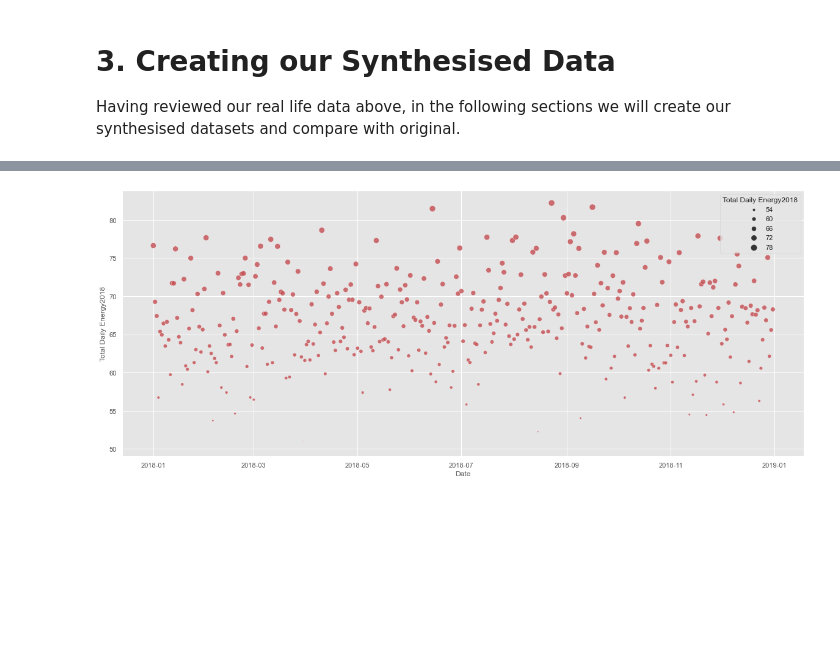
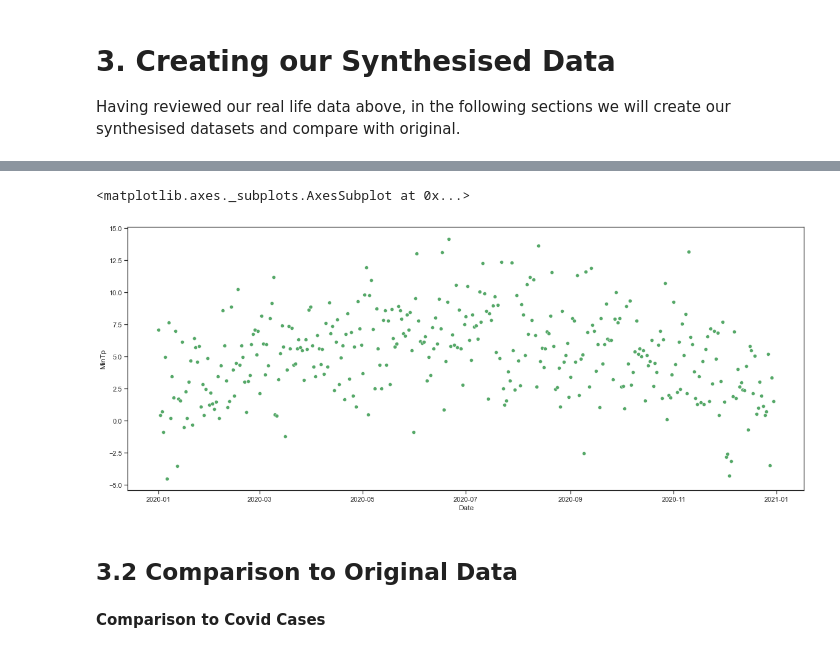
Before and after one commit to Keitho08/Prog_for_data_analyis_project_2020, a Jupyter notebook: Programming_for_Data_Analysis_Project_2020.ipynb, the cells around one changed output, grey strips where cells are left out. Drawn from its saved outputs; the diff is of its cells as text; code cells hidden in the pictures; blank space fills up the shorter version.

```diff
--- a/Programming_for_Data_Analysis_Project_2020.ipynb
+++ b/Programming_for_Data_Analysis_Project_2020.ipynb
@@ -179,5 +189,5 @@ dates2019 = pd.date_range(start2019, end2019, freq='d')
 
 # Creating the Date's for 2020:
 start2020 = datetime.datetime(2020, 1, 1)
-end2020 = datetime.datetime(2020, 10, 1)
+end2020 = datetime.datetime(2020, 12, 30) # leap year so we ignore last day to keep all arrays same size
 dates2020 = pd.date_range(start2020, end2020, freq='d')
@@ -184,13 +221,36 @@ dates2020 = pd.date_range(start2020, end2020, freq='d')
+# %%
+# Creating the Weather Data
+np.random.seed(1)
+t_range = 4.383604 # our range
+#t_mean = 7.902182  # our mean
+t_min = -5.0
+
+synMintp2020 = np.sin(np.arange(365)/365 * math.pi)*t_range + t_min
+#synMintp2020 = np.sin(np.arange(365)/365 * math.pi)*t_range + t_mean
+synMintp2020 += np.random.normal(loc=7.203288, scale=3, size=365)
+
+syn2020MintpData = pd.DataFrame({'Date': dates2020, 'MinTp': synMintp2020})
+sns.scatterplot(x="Date", y='MinTp', data=syn2020MintpData[0:], color='g')
+# %% [output]
+<matplotlib.axes._subplots.AxesSubplot at 0x...>
+[figure, added]
 # %%
 # Creating the Energy for 2018:
-
 np.random.seed(3)
-
 synEne2018 = np.random.normal(loc=66.883795, scale=5.448145, size=365)
-#synEne2018 = np.random.poisson(lam=66.883795, size=365)
-syn2018EnergyDict = pd.DataFrame({'Date': dates2018, 'Total Daily Energy2018': synEne2018})
-
-SynDailyEnergy2018Plot = sns.scatterplot(x="Date", y="Total Daily Energy2018", size="Total Daily Energy2018", sizes=(1, 100), alpha=.8, data=syn2018EnergyDict[0:], color='r')
-plt.show()
+syn2018EnergyDict = pd.DataFrame({'Date': dates2018, 'TotalDailyEnergy_GWh': synEne2018})
+# Creating the Energy for 2019:
+synEne2019 = np.random.normal(loc=66.090044, scale=5.620020, size=365)
+syn2019EnergyDict = pd.DataFrame({'Date': dates2019, 'TotalDailyEnergy_GWh': synEne2019})
+# Creating the Energy for 2020:
+synEne2020 = synEne2019 *  1.0 + (synCovidDailyCases2020 * 0.03) - synMintp2020
+# synEne2020 = synEne2019 *  1.05 + (synCovidDailyCases2020 * 0.01)
+syn2020EnergyDict = pd.DataFrame({'Date': dates2020, 'TotalDailyEnergy_GWh': synEne2020})
+# Creating a combined Energy Set
+synCombinedData = pd.concat([syn2018EnergyDict, syn2019EnergyDict, syn2020EnergyDict])
+#synTotalDailyEnergyPlot = sns.scatterplot(x="Date", y="TotalDailyEnergy_GWh", size="TotalDailyEnergy_GWh", sizes=(1, 100), alpha=.8, data=synCombinedData[0:], color='r')
+#plt.show()
-# %% [output]
-[figure, removed]
+# %% [markdown]
+## 3.2 Comparison to Original Data
+# %% [markdown]
+**Comparison to Covid Cases**
```
Also changed, not shown: parts of 35 cells of this notebook.
